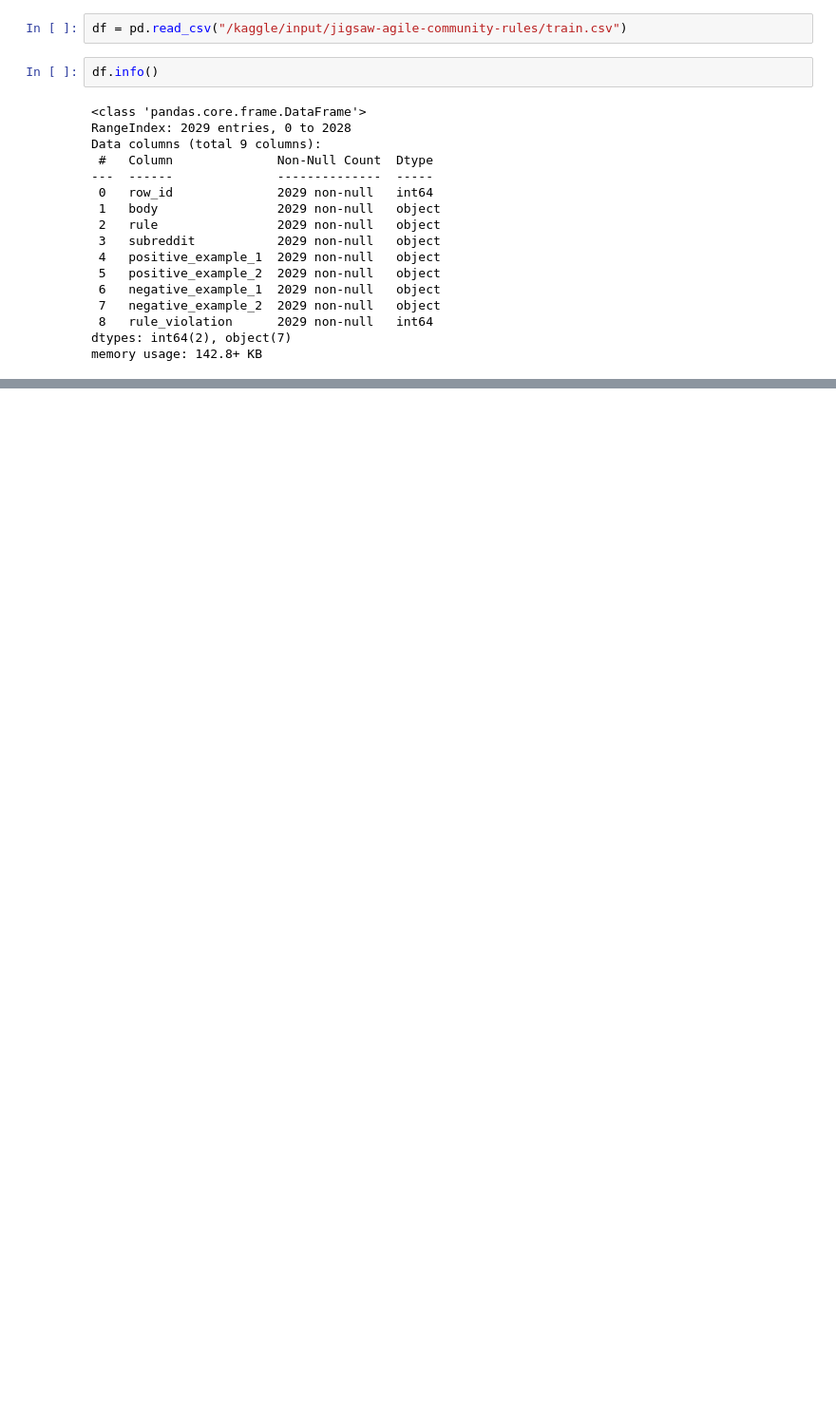
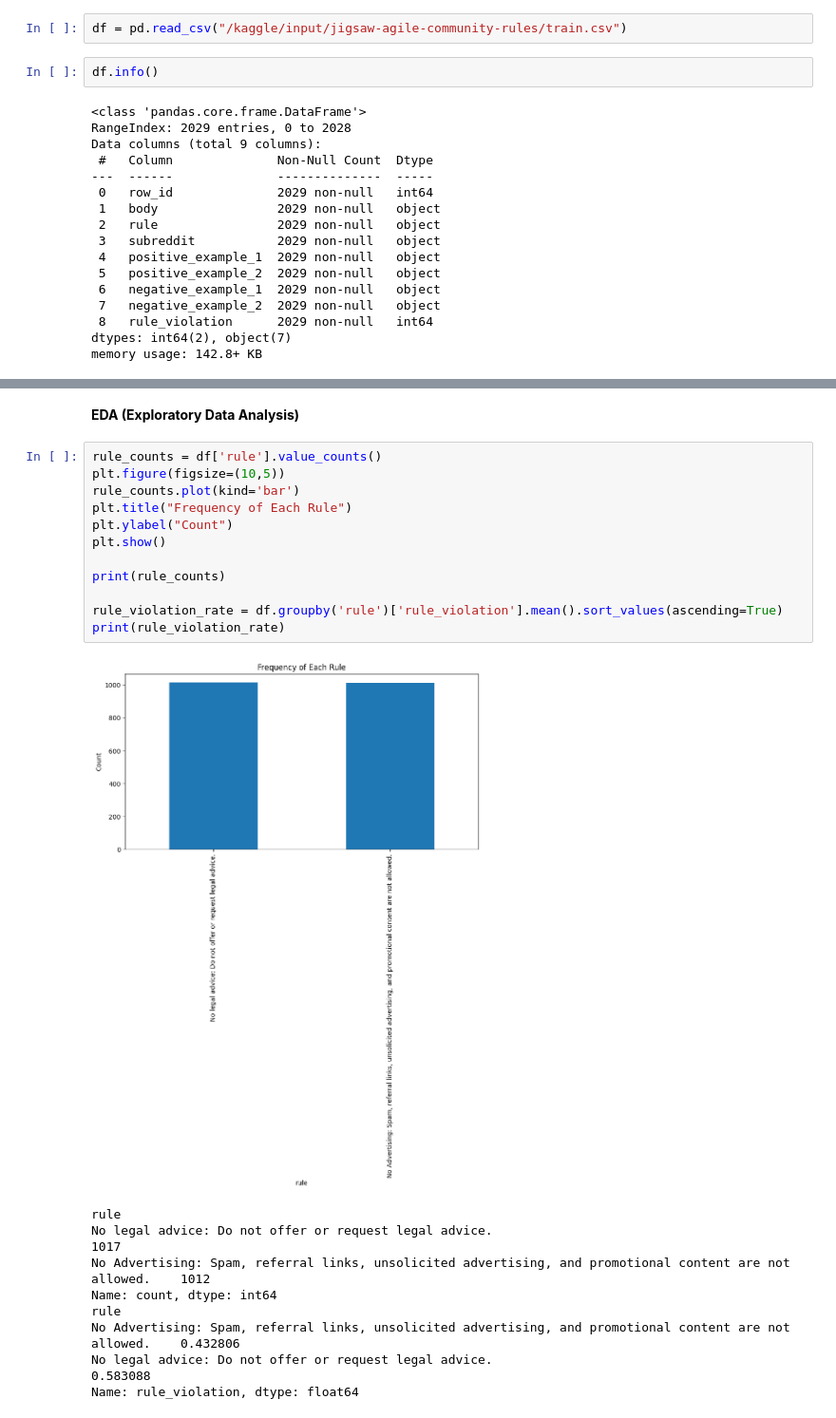
Before and after one commit to meriemDahil/Kaggle-Competition, a Jupyter notebook: redditCompitition.ipynb, the cells around one changed output, grey strips where cells are left out. Shown at 95% size. Saved outputs shown, nothing was run; the diff lists cells and outputs as text; blank space fills up the shorter version.

```diff
--- a/redditCompitition.ipynb
+++ b/redditCompitition.ipynb
@@ -63,0 +57,24 @@ df.head
+# %% [markdown]
+**EDA (Exploratory Data Analysis)**
+# %%
+rule_counts = df['rule'].value_counts()
+plt.figure(figsize=(10,5))
+rule_counts.plot(kind='bar')
+plt.title("Frequency of Each Rule")
+plt.ylabel("Count")
+plt.show()
+
+print(rule_counts)
+
+rule_violation_rate = df.groupby('rule')['rule_violation'].mean().sort_values(ascending=True)
+print(rule_violation_rate)
+# %% [output]
+[figure, added]
+rule
+No legal advice: Do not offer or request legal advice.                                                     1017
+No Advertising: Spam, referral links, unsolicited advertising, and promotional content are not allowed.    1012
+Name: count, dtype: int64
+rule
+No Advertising: Spam, referral links, unsolicited advertising, and promotional content are not allowed.    0.432806
+No legal advice: Do not offer or request legal advice.                                                     0.583088
+Name: rule_violation, dtype: float64
```
Also changed, not shown: parts of 12 cells of this notebook.
